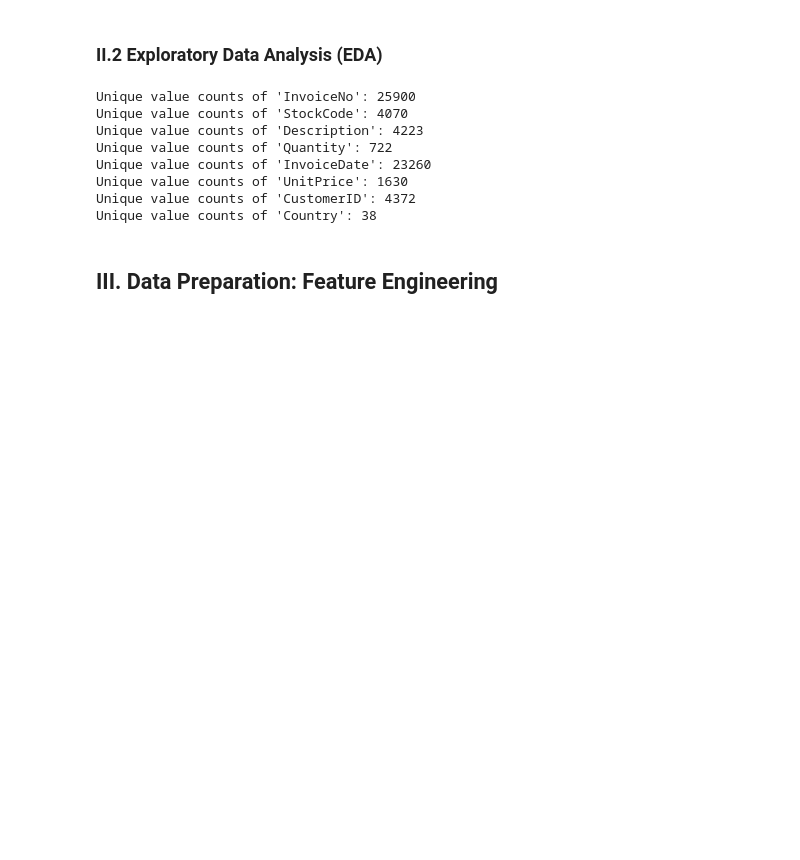
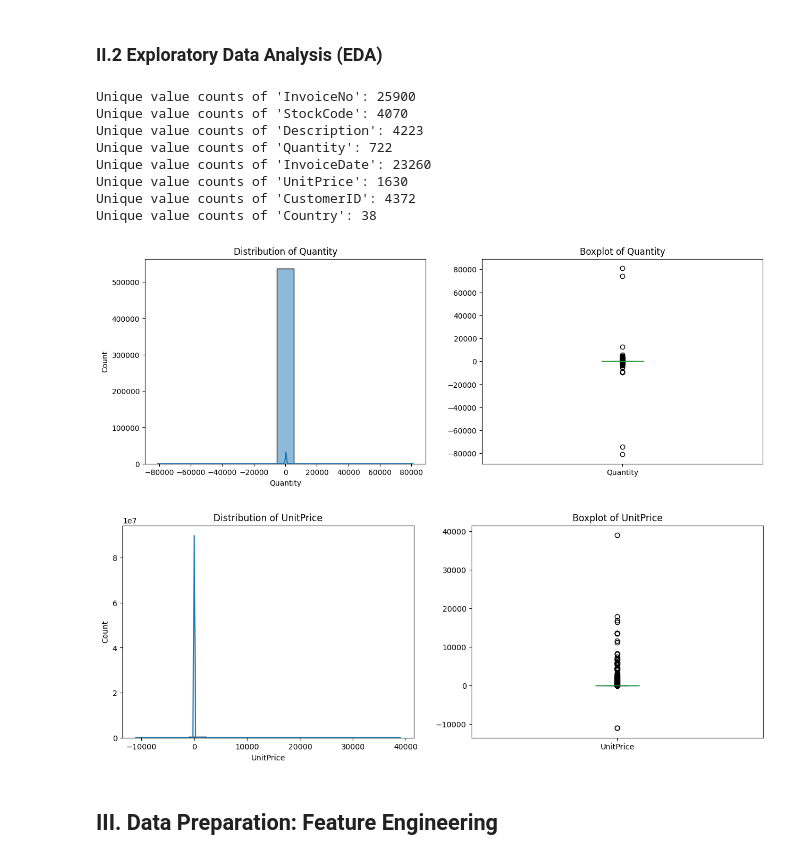
Before and after one commit to ymo98/customer-segmentation, a Jupyter notebook: customer-segmentation.ipynb, the cells around one changed output. Drawn from its saved outputs; the diff is of its cells as text; code cells hidden in the pictures; blank space fills up the shorter version.

```diff
--- a/customer-segmentation.ipynb
+++ b/customer-segmentation.ipynb
@@ -146,6 +130,27 @@ Unique value counts of 'InvoiceDate': 23260
 Unique value counts of 'UnitPrice': 1630
 Unique value counts of 'CustomerID': 4372
 Unique value counts of 'Country': 38
+# %%
+for col in ['Quantity', 'UnitPrice']:
+    # Create canvas
+    plt.figure(figsize=(15,5))
+
+    # Plot histogram
+    plt.subplot(1,2,1)
+    sns.histplot(df_ori[col], kde=True, bins=15)
+    plt.title(f'Distribution of {col}')
+    plt.xlabel(f'{col}')
+
+    # Plot boxplot
+    plt.subplot(1,2,2)
+    df_ori[col].plot(kind='box')
+    plt.title(f'Boxplot of {col}')
+
+    # Show
+    plt.show()
+# %% [output]
+[figure, added]
+[figure, added]
 # %% [markdown]
 ## **III. Data Preparation: Feature Engineering**
 # %% [markdown]
```
Also changed, not shown: parts of 3 cells of this notebook.
